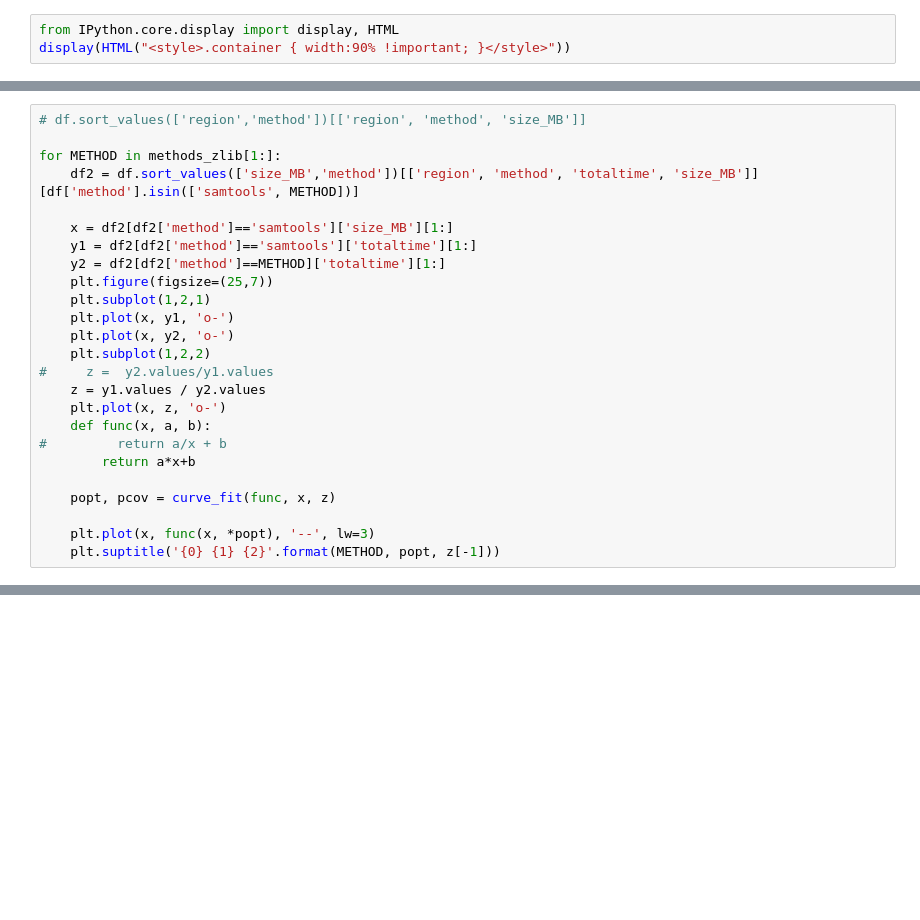
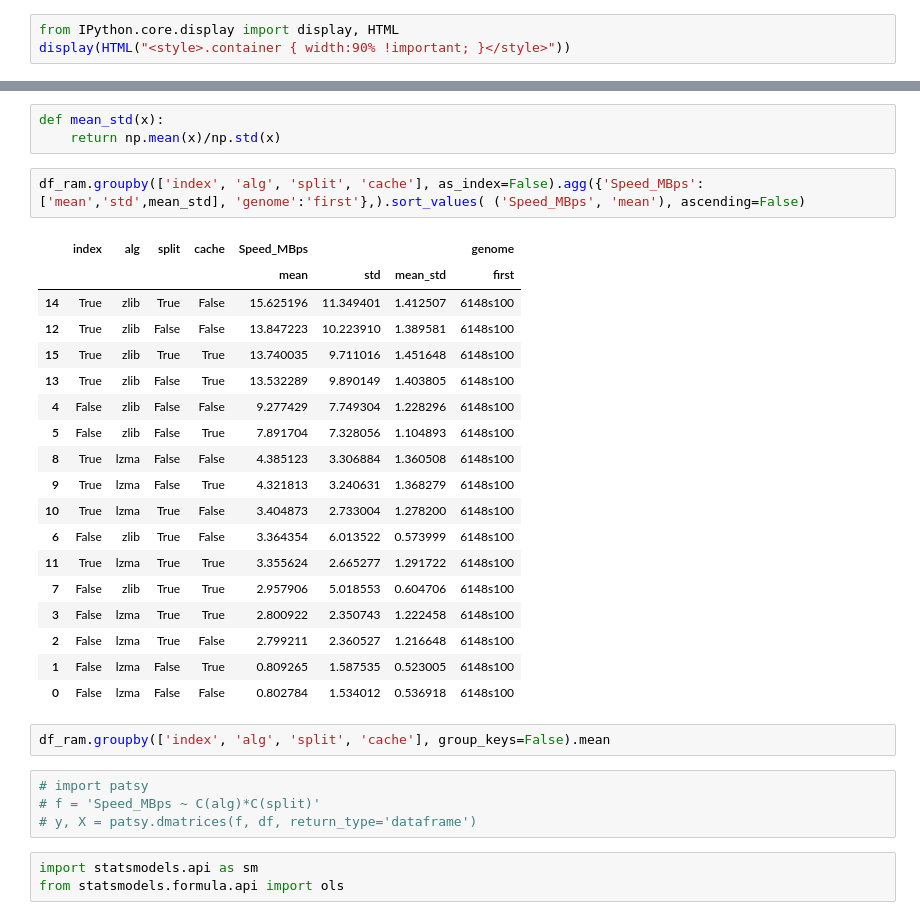
Before and after one commit to GeneROOT/ramtools, a Jupyter notebook: ramview_perf.ipynb, the cells around one changed output, grey strips where cells are left out. Saved outputs shown, nothing was run; the diff lists cells and outputs as text; blank space fills up the shorter version.

```diff
--- a/ramview_perf.ipynb
+++ b/ramview_perf.ipynb
@@ -79,25 +19,0 @@ from scipy.optimize import curve_fit
-# %%
-# df.sort_values(['region','method'])[['region', 'method', 'size_MB']]
-
-for METHOD in methods_zlib[1:]:
-    df2 = df.sort_values(['size_MB','method'])[['region', 'method', 'totaltime', 'size_MB']][df['method'].isin(['samtools', METHOD])]
-
-    x = df2[df2['method']=='samtools']['size_MB'][1:]
-    y1 = df2[df2['method']=='samtools']['totaltime'][1:]
-    y2 = df2[df2['method']==METHOD]['totaltime'][1:]
-    plt.figure(figsize=(25,7))
-    plt.subplot(1,2,1)
-    plt.plot(x, y1, 'o-')
-    plt.plot(x, y2, 'o-')
-    plt.subplot(1,2,2)
-#     z =  y2.values/y1.values
-    z = y1.values / y2.values
-    plt.plot(x, z, 'o-')
-    def func(x, a, b):
-#         return a/x + b
-        return a*x+b
-
-    popt, pcov = curve_fit(func, x, z)
-
-    plt.plot(x, func(x, *popt), '--', lw=3)
-    plt.suptitle('{0} {1} {2}'.format(METHOD, popt, z[-1]))
@@ -162,0 +101,33 @@ df
+# %%
+def mean_std(x):
+    return np.mean(x)/np.std(x)
+# %%
+df_ram.groupby(['index', 'alg', 'split', 'cache'], as_index=False).agg({'Speed_MBps':['mean','std',mean_std], 'genome':'first'},).sort_values( ('Speed_MBps', 'mean'), ascending=False)
+# %% [output]
+|  | index | alg | split | cache | Speed_MBps |  |  | genome |
+|  |  |  |  |  | mean | std | mean_std | first |
+| 14 | True | zlib | True | False | 15.625196 | 11.349401 | 1.412507 | 6148s100 |
+| 12 | True | zlib | False | False | 13.847223 | 10.223910 | 1.389581 | 6148s100 |
+| 15 | True | zlib | True | True | 13.740035 | 9.711016 | 1.451648 | 6148s100 |
+| 13 | True | zlib | False | True | 13.532289 | 9.890149 | 1.403805 | 6148s100 |
+| 4 | False | zlib | False | False | 9.277429 | 7.749304 | 1.228296 | 6148s100 |
+| 5 | False | zlib | False | True | 7.891704 | 7.328056 | 1.104893 | 6148s100 |
+| 8 | True | lzma | False | False | 4.385123 | 3.306884 | 1.360508 | 6148s100 |
+| 9 | True | lzma | False | True | 4.321813 | 3.240631 | 1.368279 | 6148s100 |
+| 10 | True | lzma | True | False | 3.404873 | 2.733004 | 1.278200 | 6148s100 |
+| 6 | False | zlib | True | False | 3.364354 | 6.013522 | 0.573999 | 6148s100 |
+| 11 | True | lzma | True | True | 3.355624 | 2.665277 | 1.291722 | 6148s100 |
+| 7 | False | zlib | True | True | 2.957906 | 5.018553 | 0.604706 | 6148s100 |
+| 3 | False | lzma | True | True | 2.800922 | 2.350743 | 1.222458 | 6148s100 |
+| 2 | False | lzma | True | False | 2.799211 | 2.360527 | 1.216648 | 6148s100 |
+| 1 | False | lzma | False | True | 0.809265 | 1.587535 | 0.523005 | 6148s100 |
+| 0 | False | lzma | False | False | 0.802784 | 1.534012 | 0.536918 | 6148s100 |
+# %%
+df_ram.groupby(['index', 'alg', 'split', 'cache'], group_keys=False).mean
+# %%
+# import patsy
+# f = 'Speed_MBps ~ C(alg)*C(split)'
+# y, X = patsy.dmatrices(f, df, return_type='dataframe')
+# %%
+import statsmodels.api as sm
+from statsmodels.formula.api import ols
```
Also changed, not shown: parts of 32 cells of this notebook.
